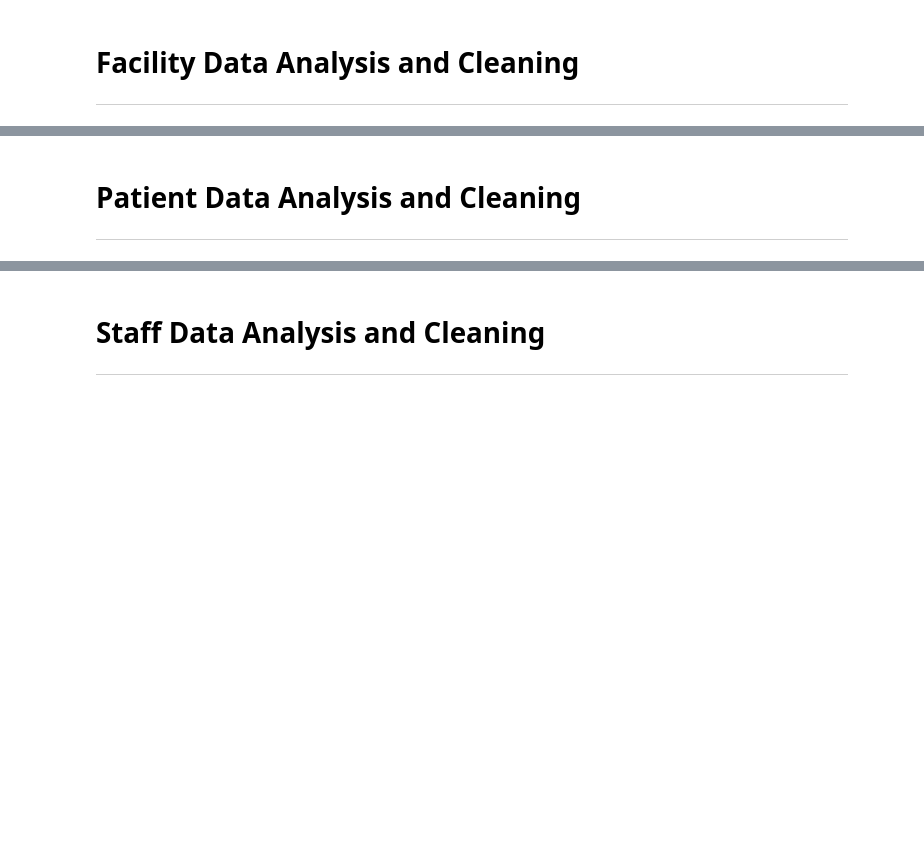
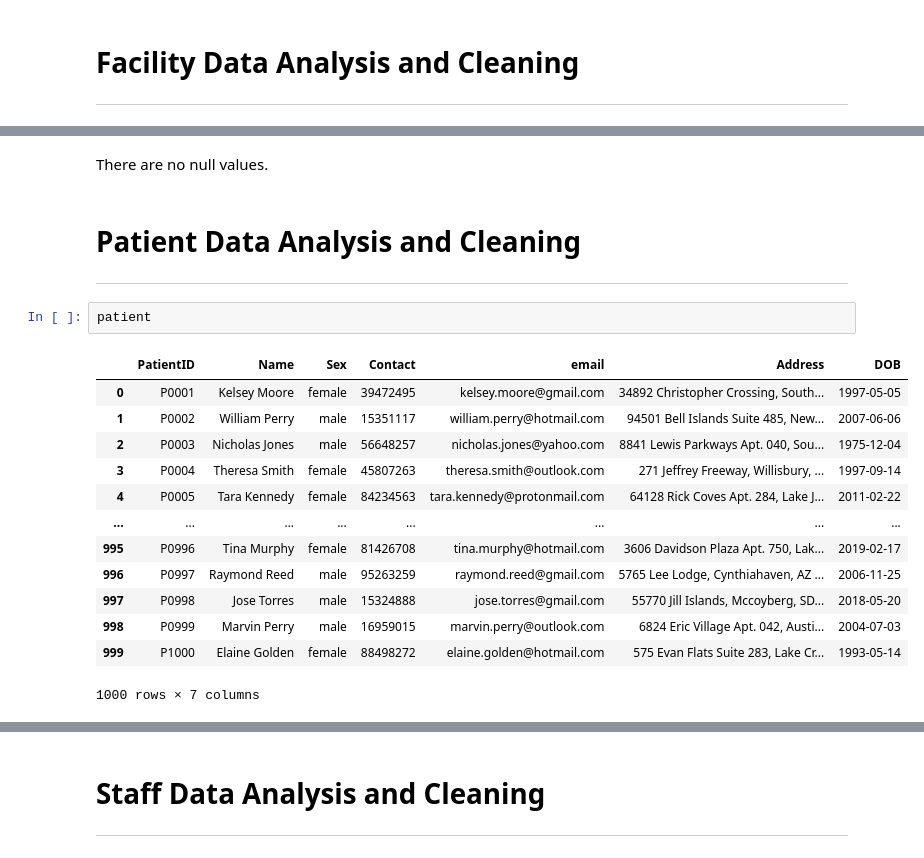
Before and after one commit to ATLAS097/Data-Engineering-CA2, a Jupyter notebook: data_cleaning.ipynb, the cells around one changed output, grey strips where cells are left out. Saved outputs shown, nothing was run; the diff lists cells and outputs as text; blank space fills up the shorter version.

```diff
--- a/data_cleaning.ipynb
+++ b/data_cleaning.ipynb
@@ -367,3 +436,21 @@ Rows where ActualEnd is after ActualStart:
+# %% [markdown]
+There are no null values.
 # %% [markdown]
 # Patient Data Analysis and Cleaning
 ---
+# %%
+patient
+# %% [output]
+|  | PatientID | Name | Sex | Contact | email | Address | DOB |
+| 0 | P0001 | Kelsey Moore | female | 39472495 | kelsey.moore@gmail.com | 34892 Christopher Crossing, South... | 1997-05-05 |
+| 1 | P0002 | William Perry | male | 15351117 | william.perry@hotmail.com | 94501 Bell Islands Suite 485, New... | 2007-06-06 |
+| 2 | P0003 | Nicholas Jones | male | 56648257 | nicholas.jones@yahoo.com | 8841 Lewis Parkways Apt. 040, Sou... | 1975-12-04 |
+| 3 | P0004 | Theresa Smith | female | 45807263 | theresa.smith@outlook.com | 271 Jeffrey Freeway, Willisbury, ... | 1997-09-14 |
+| 4 | P0005 | Tara Kennedy | female | 84234563 | tara.kennedy@protonmail.com | 64128 Rick Coves Apt. 284, Lake J... | 2011-02-22 |
+| ... | ... | ... | ... | ... | ... | ... | ... |
+| 995 | P0996 | Tina Murphy | female | 81426708 | tina.murphy@hotmail.com | 3606 Davidson Plaza Apt. 750, Lak... | 2019-02-17 |
+| 996 | P0997 | Raymond Reed | male | 95263259 | raymond.reed@gmail.com | 5765 Lee Lodge, Cynthiahaven, AZ ... | 2006-11-25 |
+| 997 | P0998 | Jose Torres | male | 15324888 | jose.torres@gmail.com | 55770 Jill Islands, Mccoyberg, SD... | 2018-05-20 |
+| 998 | P0999 | Marvin Perry | male | 16959015 | marvin.perry@outlook.com | 6824 Eric Village Apt. 042, Austi... | 2004-07-03 |
+| 999 | P1000 | Elaine Golden | female | 88498272 | elaine.golden@hotmail.com | 575 Evan Flats Suite 283, Lake Cr... | 1993-05-14 |
+1000 rows × 7 columns
```
Also changed, not shown: parts of 23 cells of this notebook.
